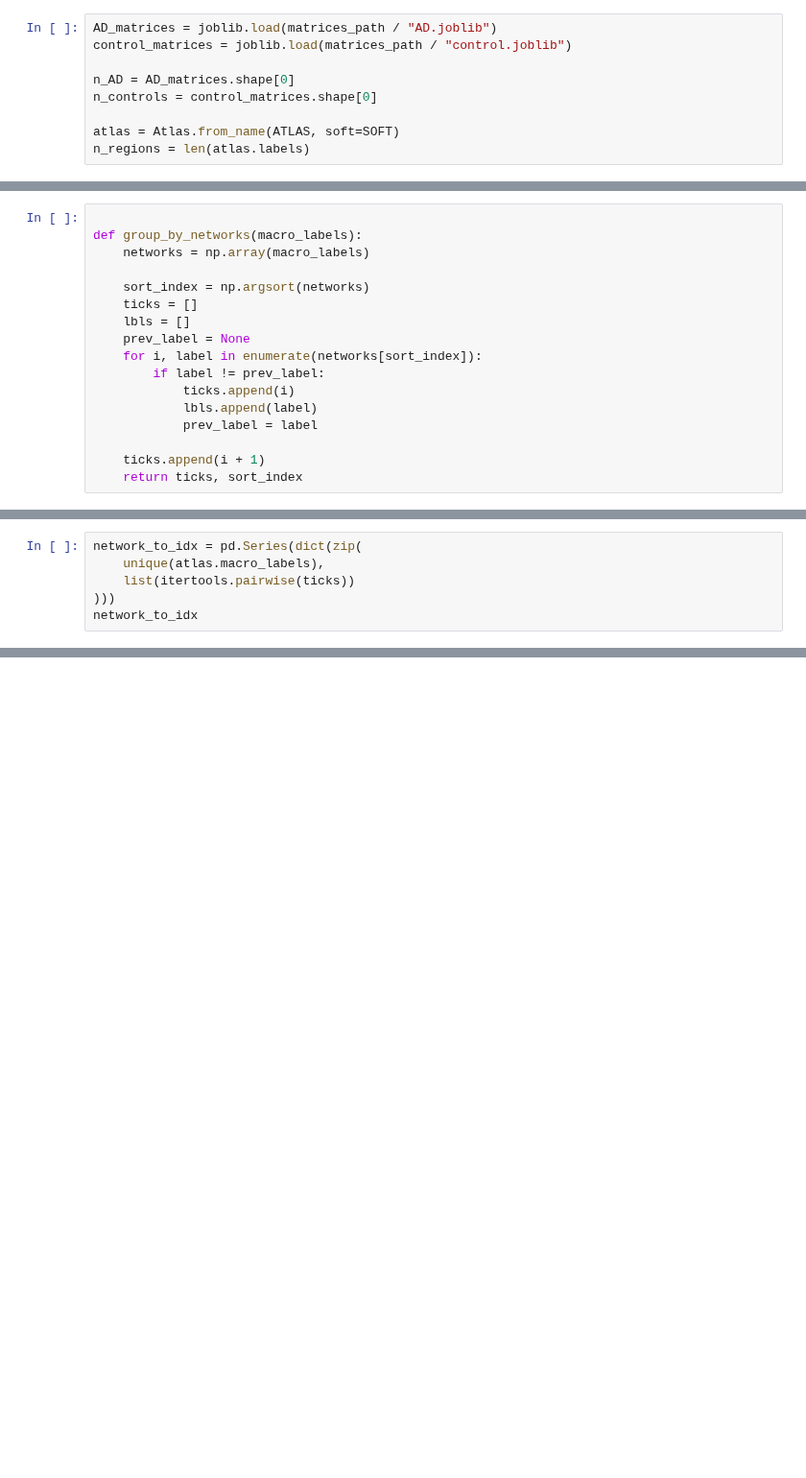
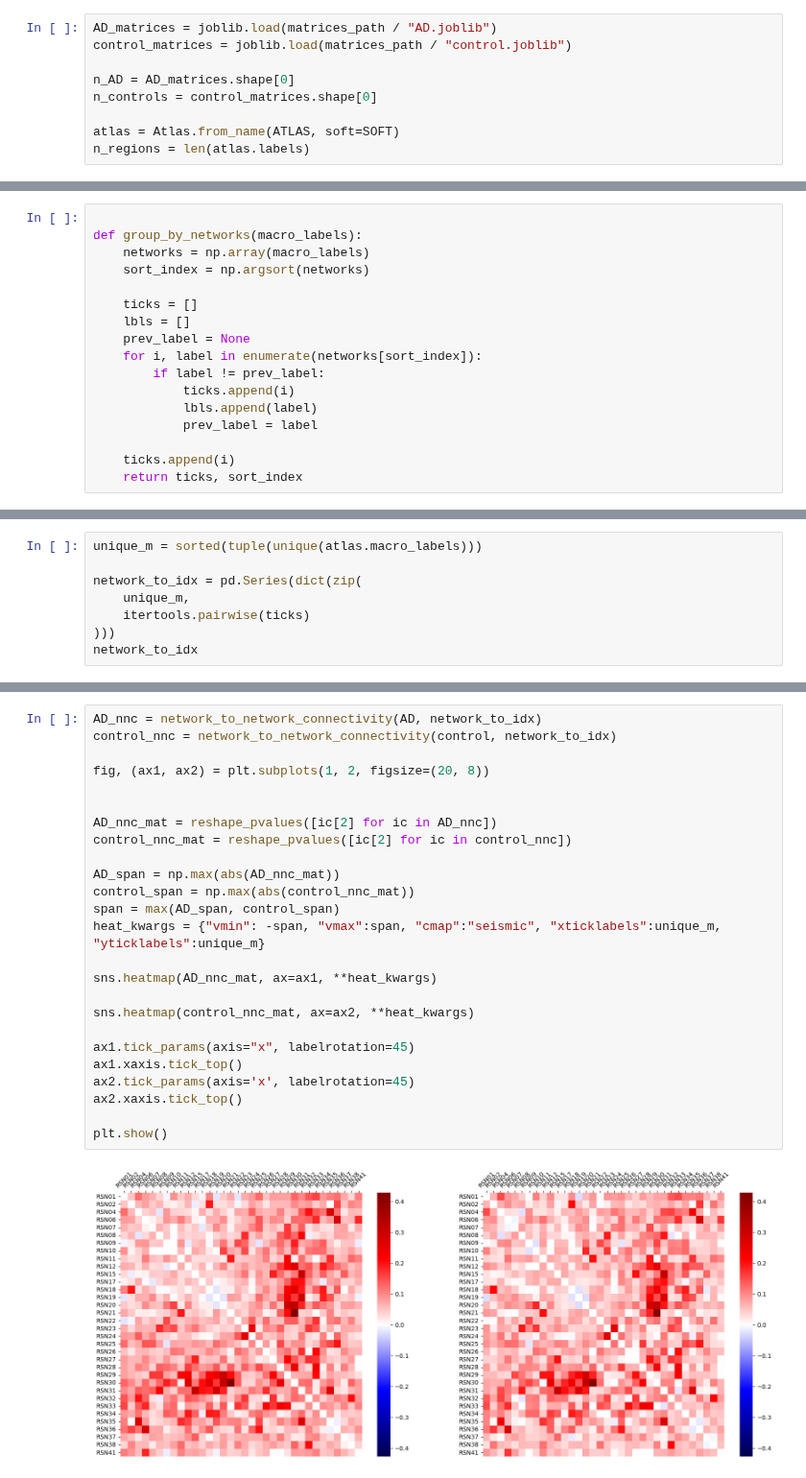
Before and after one commit to jonathan-legrand/bold-dementia, a Jupyter notebook: notebooks/network_analysis.ipynb, the cells around one changed output, grey strips where cells are left out. Shown at 96% size. Saved outputs shown, nothing was run; the diff lists cells and outputs as text; blank space fills up the shorter version.

```diff
--- a/notebooks/network_analysis.ipynb
+++ b/notebooks/network_analysis.ipynb
@@ -59,8 +61,8 @@ plt.show()
 
 def group_by_networks(macro_labels):
     networks = np.array(macro_labels)
+    sort_index = np.argsort(networks)
 
-    sort_index = np.argsort(networks)
     ticks = []
     lbls = []
     prev_label = None
@@ -70,7 +72,7 @@ def group_by_networks(macro_labels):
             lbls.append(label)
             prev_label = label
 
-    ticks.append(i + 1)
+    ticks.append(i)
     return ticks, sort_index
 # %%
 ticks, sort_index = group_by_networks(atlas.macro_labels)
@@ -84,7 +94,9 @@ for mat in (AD, control):
 # %%
+unique_m = sorted(tuple(unique(atlas.macro_labels)))
+
 network_to_idx = pd.Series(dict(zip(
-    unique(atlas.macro_labels),
-    list(itertools.pairwise(ticks))
+    unique_m,
+    itertools.pairwise(ticks)
 )))
 network_to_idx
 # %% [output]
@@ -145,0 +120,27 @@ dtype: float64
+# %%
+AD_nnc = network_to_network_connectivity(AD, network_to_idx)
+control_nnc = network_to_network_connectivity(control, network_to_idx)
+
+fig, (ax1, ax2) = plt.subplots(1, 2, figsize=(20, 8))
+
+
+AD_nnc_mat = reshape_pvalues([ic[2] for ic in AD_nnc])
+control_nnc_mat = reshape_pvalues([ic[2] for ic in control_nnc])
+
+AD_span = np.max(abs(AD_nnc_mat))
+control_span = np.max(abs(control_nnc_mat))
+span = max(AD_span, control_span)
+heat_kwargs = {"vmin": -span, "vmax":span, "cmap":"seismic", "xticklabels":unique_m, "yticklabels":unique_m}
+
+sns.heatmap(AD_nnc_mat, ax=ax1, **heat_kwargs)
+
+sns.heatmap(control_nnc_mat, ax=ax2, **heat_kwargs)
+
+ax1.tick_params(axis="x", labelrotation=45)
+ax1.xaxis.tick_top()
+ax2.tick_params(axis='x', labelrotation=45)
+ax2.xaxis.tick_top()
+
+plt.show()
+# %% [output]
+[figure, added]
```
Also changed, not shown: parts of 10 cells of this notebook.
